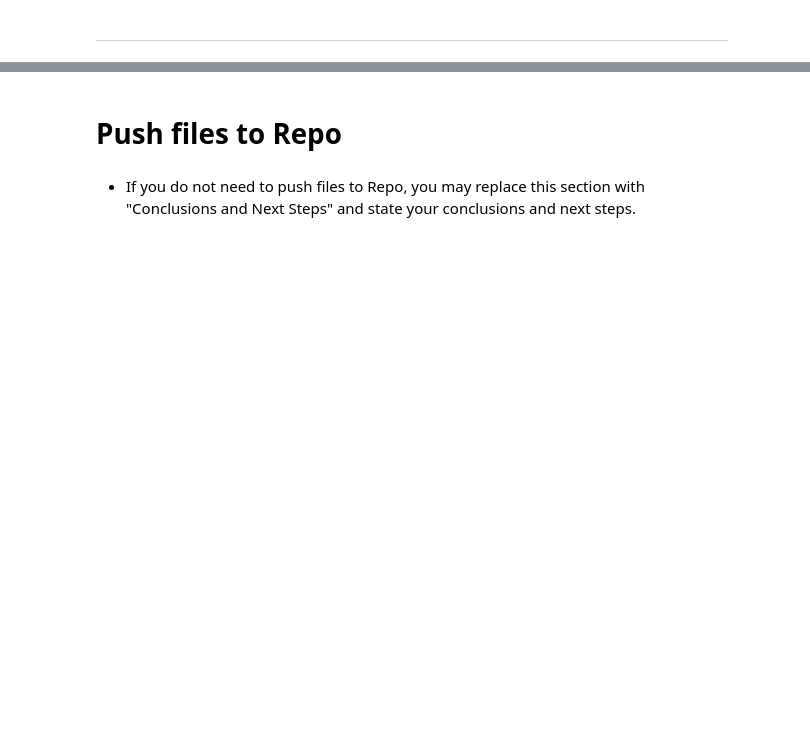
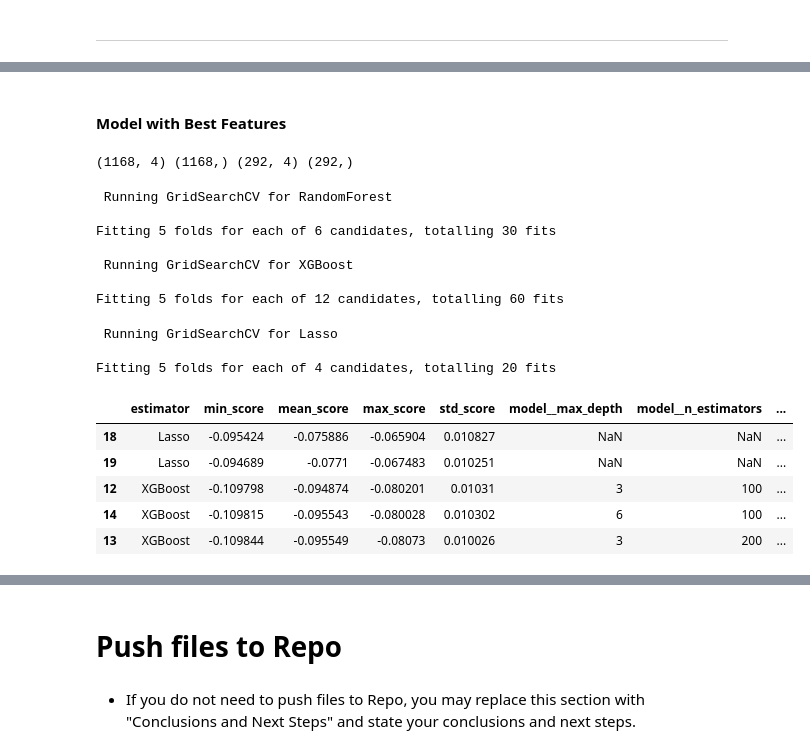
Before and after one commit to galindo89/heritage-housing-ml-pgz, a Jupyter notebook: jupyter_notebooks/05 - Modeling and Evaluation - Predict SalePrice.ipynb, the cells around one changed output, grey strips where cells are left out. Saved outputs shown, nothing was run; the diff lists cells and outputs as text; code cells hidden in the pictures; blank space fills up the shorter version.

```diff
--- a/jupyter_notebooks/05 - Modeling and Evaluation - Predict SalePrice.ipynb
+++ b/jupyter_notebooks/05 - Modeling and Evaluation - Predict SalePrice.ipynb
@@ -403,0 +743,2 @@ NOTE
+# %% [markdown]
+#### Model with Best Features
@@ -403,0 +750,60 @@ NOTE
+# %%
+from sklearn.pipeline import Pipeline
+from sklearn.impute import SimpleImputer
+
+def PipelineBestFeatures():
+    pipeline = Pipeline([
+        ("MedianImputer", SimpleImputer(strategy="median"))
+    ])
+    return pipeline
+# %%
+pipeline_best_features = PipelineBestFeatures()
+X_train_top = pipeline_best_features.fit_transform(X_train_top)
+X_test_top = pipeline_best_features.transform(X_test_top)
+print(X_train_top.shape, y_train.shape, X_test_top.shape, y_test.shape)
+# %% [output]
+(1168, 4) (1168,) (292, 4) (292,)
+# %%
+models = {
+    "RandomForest": RandomForestRegressor(random_state=42),
+    "XGBoost": XGBRegressor(objective='reg:squarederror', random_state=42),
+    "Lasso": Lasso(random_state=42)
+}
+
+params = {
+    "RandomForest": {
+        "model__n_estimators": [100, 200],
+        "model__max_depth": [10, 20, None]
+    },
+    "XGBoost": {
+        "model__n_estimators": [100, 200],
+        "model__max_depth": [3, 6, 10],
+        "model__learning_rate": [0.01, 0.1]
+    },
+    "Lasso": {
+        "model__alpha": [0.001, 0.01, 0.1, 1]
+    }
+}
+# %%
+search_top = HyperparameterOptimizationSearch(models, params)
+search_top.fit(X_train_top, y_train_log, cv=5, verbose=2)
+
+summary_df_top, gs_dict_top = search_top.score_summary()
+summary_df_top.head()
+# %% [output]
+ Running GridSearchCV for RandomForest
+
+Fitting 5 folds for each of 6 candidates, totalling 30 fits
+
+ Running GridSearchCV for XGBoost
+
+Fitting 5 folds for each of 12 candidates, totalling 60 fits
+ Running GridSearchCV for Lasso
+
+Fitting 5 folds for each of 4 candidates, totalling 20 fits
+|  | estimator | min_score | mean_score | max_score | std_score | model__max_depth | model__n_estimators | ... |
+| 18 | Lasso | -0.095424 | -0.075886 | -0.065904 | 0.010827 | NaN | NaN | ... |
+| 19 | Lasso | -0.094689 | -0.0771 | -0.067483 | 0.010251 | NaN | NaN | ... |
+| 12 | XGBoost | -0.109798 | -0.094874 | -0.080201 | 0.01031 | 3 | 100 | ... |
+| 14 | XGBoost | -0.109815 | -0.095543 | -0.080028 | 0.010302 | 6 | 100 | ... |
+| 13 | XGBoost | -0.109844 | -0.095549 | -0.08073 | 0.010026 | 3 | 200 | ... |
```
Also changed, not shown: parts of 27 cells of this notebook.
